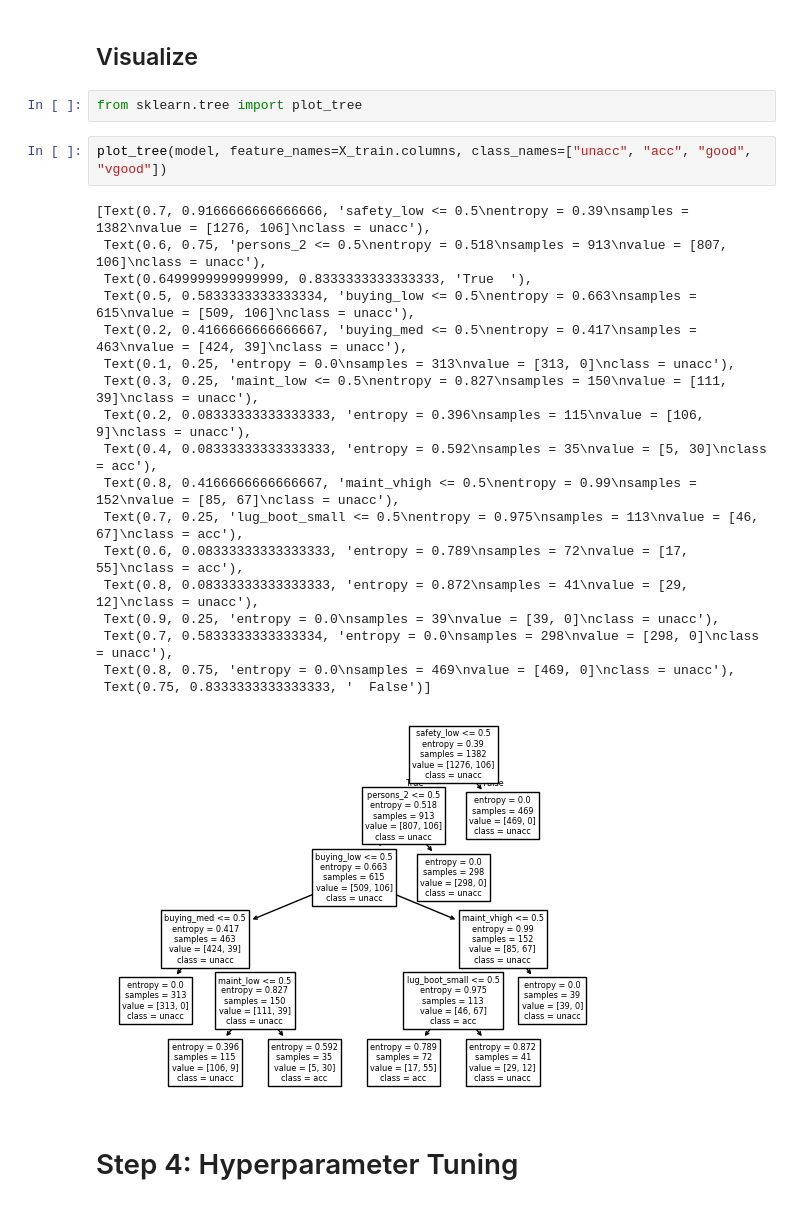
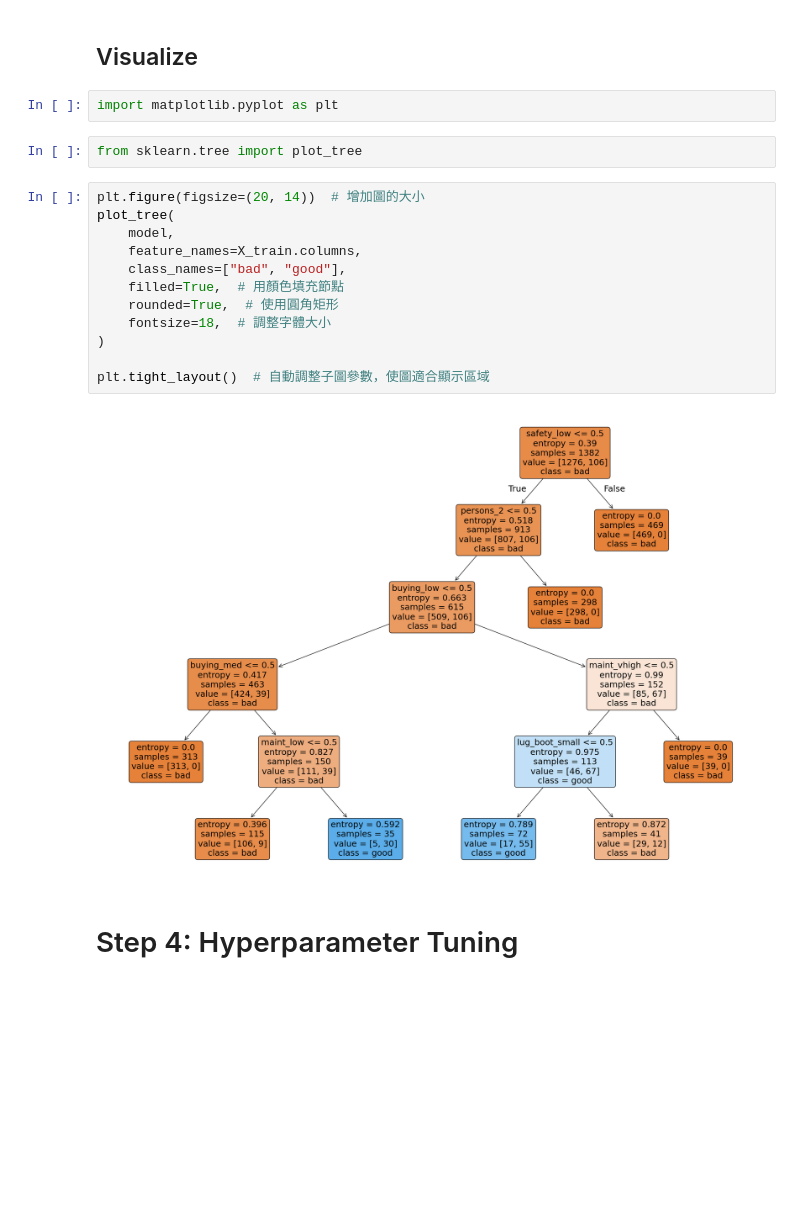
Before and after one commit to coke5151/nchu-ai-introduction, a Jupyter notebook: notebooks/hw1.ipynb, the cells around one changed output. Drawn from its saved outputs; the diff is of its cells as text; blank space fills up the shorter version.

```diff
--- a/notebooks/hw1.ipynb
+++ b/notebooks/hw1.ipynb
@@ -295,29 +295,24 @@ print(classification_report(y_test, y_pred))
 weighted avg       0.95      0.94      0.94       346
 # %% [markdown]
 ## Visualize
+# %%
+import matplotlib.pyplot as plt
 # %%
 from sklearn.tree import plot_tree
 # %%
-plot_tree(model, feature_names=X_train.columns, class_names=["unacc", "acc", "good", "vgood"])
+plt.figure(figsize=(20, 14))  # 增加圖的大小
+plot_tree(
+    model,
+    feature_names=X_train.columns,
+    class_names=["bad", "good"],
+    filled=True,  # 用顏色填充節點
+    rounded=True,  # 使用圓角矩形
+    fontsize=18,  # 調整字體大小
+)
+
+plt.tight_layout()  # 自動調整子圖參數，使圖適合顯示區域
 # %% [output]
-[Text(0.7, 0.9166666666666666, 'safety_low <= 0.5\nentropy = 0.39\nsamples = 1382\nvalue = [1276, 106]\nclass = unacc'),
- Text(0.6, 0.75, 'persons_2 <= 0.5\nentropy = 0.518\nsamples = 913\nvalue = [807, 106]\nclass = unacc'),
- Text(0.6499999999999999, 0.8333333333333333, 'True  '),
- Text(0.5, 0.5833333333333334, 'buying_low <= 0.5\nentropy = 0.663\nsamples = 615\nvalue = [509, 106]\nclass = unacc'),
- Text(0.2, 0.4166666666666667, 'buying_med <= 0.5\nentropy = 0.417\nsamples = 463\nvalue = [424, 39]\nclass = unacc'),
- Text(0.1, 0.25, 'entropy = 0.0\nsamples = 313\nvalue = [313, 0]\nclass = unacc'),
- Text(0.3, 0.25, 'maint_low <= 0.5\nentropy = 0.827\nsamples = 150\nvalue = [111, 39]\nclass = unacc'),
- Text(0.2, 0.08333333333333333, 'entropy = 0.396\nsamples = 115\nvalue = [106, 9]\nclass = unacc'),
- Text(0.4, 0.08333333333333333, 'entropy = 0.592\nsamples = 35\nvalue = [5, 30]\nclass = acc'),
- Text(0.8, 0.4166666666666667, 'maint_vhigh <= 0.5\nentropy = 0.99\nsamples = 152\nvalue = [85, 67]\nclass = unacc'),
- Text(0.7, 0.25, 'lug_boot_small <= 0.5\nentropy = 0.975\nsamples = 113\nvalue = [46, 67]\nclass = acc'),
- Text(0.6, 0.08333333333333333, 'entropy = 0.789\nsamples = 72\nvalue = [17, 55]\nclass = acc'),
- Text(0.8, 0.08333333333333333, 'entropy = 0.872\nsamples = 41\nvalue = [29, 12]\nclass = unacc'),
- Text(0.9, 0.25, 'entropy = 0.0\nsamples = 39\nvalue = [39, 0]\nclass = unacc'),
- Text(0.7, 0.5833333333333334, 'entropy = 0.0\nsamples = 298\nvalue = [298, 0]\nclass = unacc'),
- Text(0.8, 0.75, 'entropy = 0.0\nsamples = 469\nvalue = [469, 0]\nclass = unacc'),
- Text(0.75, 0.8333333333333333, '  False')]
-[figure, old version]
+[figure, new version]
 # %% [markdown]
 # Step 4: Hyperparameter Tuning
 # %% [markdown]
```
Also changed, not shown: parts of 6 cells of this notebook.
